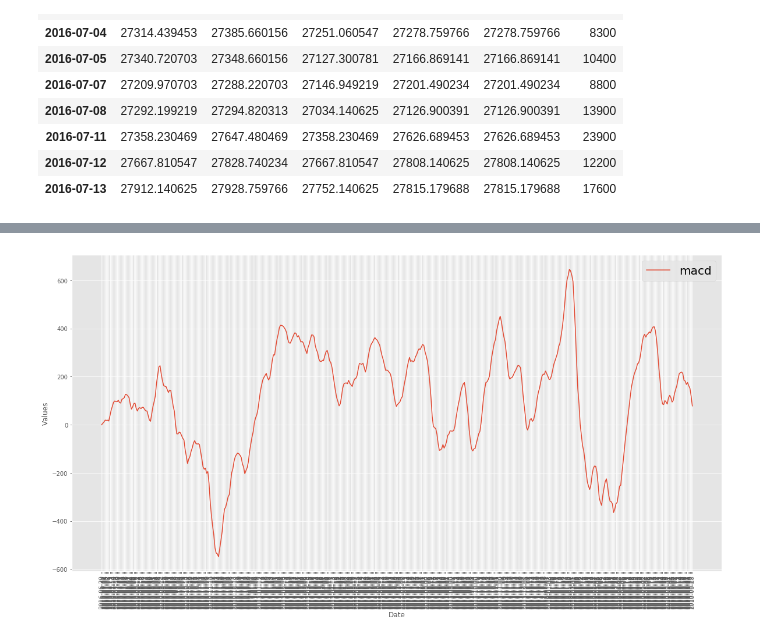
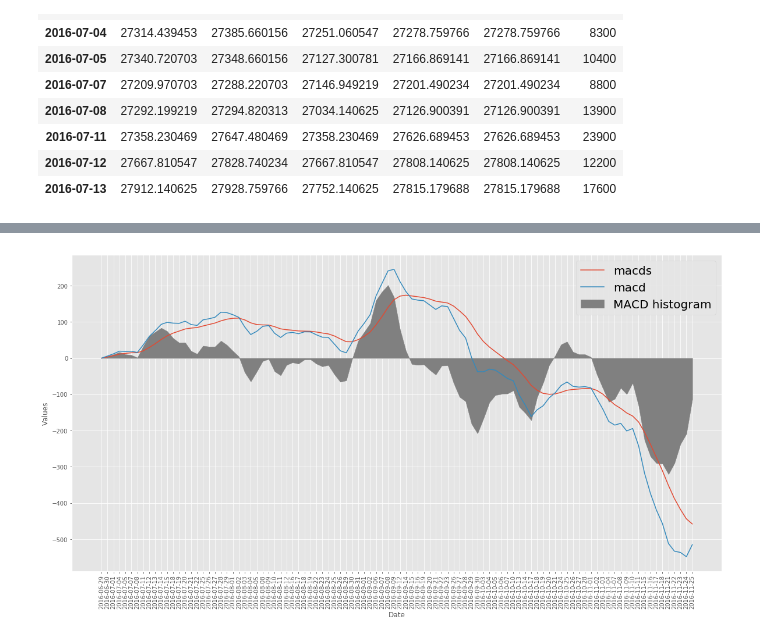
Before and after one commit to anp-scp/stock_price_prediction, a Jupyter notebook: notebooks/Untitled.ipynb, the cells around one changed output, grey strips where cells are left out. Saved outputs shown, nothing was run; the diff lists cells and outputs as text; code cells hidden in the pictures.

```diff
--- a/notebooks/Untitled.ipynb
+++ b/notebooks/Untitled.ipynb
@@ -35,12 +35,13 @@ from matplotlib import style
 style.use('ggplot')
 # %%
 plt.figure(figsize=(20,10))
-# plt.plot(stock['close_12_ema'][-30:])
-plt.plot(stock['macd'])
+plt.plot(stock['macds'][:100])
+plt.plot(stock['macd'][:100])
+plt.fill_between(stock.index[:100],stock['macdh'][:100],color='grey',label="MACD histogram")
 plt.legend(fontsize=20)
 plt.xlabel("Date")
 plt.ylabel("Values")
 plt.xticks(rotation=90)
 plt.show()
 # %% [output]
-[figure, old version]
+[figure, new version]
```
Also changed, not shown: parts of 1 cell of this notebook, 4 other files.
